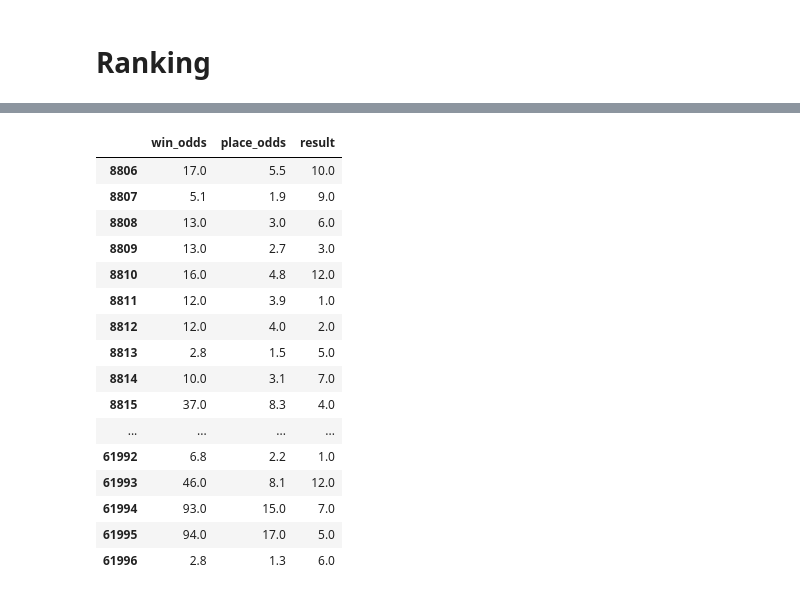
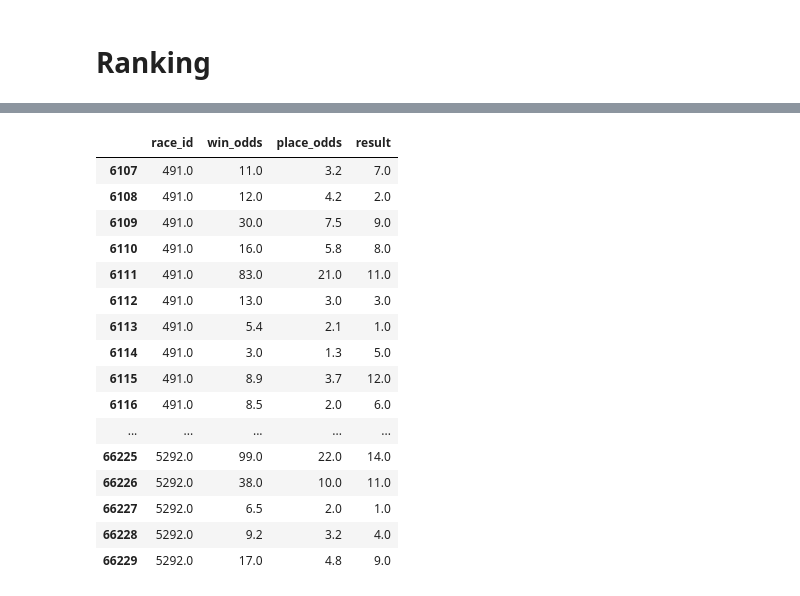
Before and after one commit to phamngochieu123456/HK_Race, a Jupyter notebook: HK_Race_2.ipynb, the cells around one changed output, grey strips where cells are left out. Saved outputs shown, nothing was run; the diff lists cells and outputs as text; code cells hidden in the pictures.

```diff
--- a/HK_Race_2.ipynb
+++ b/HK_Race_2.ipynb
@@ -222,7 +222,7 @@ model = xgb.XGBRanker(
     objective='rank:pairwise',
     random_state=42,
     learning_rate=0.1,
-    colsample_bytree=0.5,
+    colsample_bytree=0.8,
     eta=0.05,
     max_depth=6,
     n_estimators=200,
@@ -232,6 +232,6 @@ model = xgb.XGBRanker(
 model.fit(X_train, y_train,
           group=groups,
           verbose=True,
-          feature_weights=[1, 1, 1, 1, 1, 1, 5, 5, 1, 1, 1, 1, 1, 1])
+          feature_weights=[1, 1, 1, 1, 1, 1, 0.5, 0.5, 1, 1, 1, 1, 1, 1])
 # %% [output]
 XGBRanker(base_score=None, booster='gbtree', callbacks=None,
@@ -357,21 +357,21 @@ race_id
 dtype: object
 # %%
-data.iloc[np.where(data['race_id'].isin(wrong_idxs_test[false_idxs]) == True)[0]][['win_odds', 'place_odds', 'result']]
+data.iloc[np.where(data['race_id'].isin(wrong_idxs_test[false_idxs]) == True)[0]][['race_id', 'win_odds', 'place_odds', 'result']]
 # %% [output]
-|  | win_odds | place_odds | result |
-| 8806 | 17.0 | 5.5 | 10.0 |
-| 8807 | 5.1 | 1.9 | 9.0 |
-| 8808 | 13.0 | 3.0 | 6.0 |
-| 8809 | 13.0 | 2.7 | 3.0 |
-| 8810 | 16.0 | 4.8 | 12.0 |
-| 8811 | 12.0 | 3.9 | 1.0 |
-| 8812 | 12.0 | 4.0 | 2.0 |
-| 8813 | 2.8 | 1.5 | 5.0 |
-| 8814 | 10.0 | 3.1 | 7.0 |
-| 8815 | 37.0 | 8.3 | 4.0 |
-| ... | ... | ... | ... |
-| 61992 | 6.8 | 2.2 | 1.0 |
-| 61993 | 46.0 | 8.1 | 12.0 |
-| 61994 | 93.0 | 15.0 | 7.0 |
-| 61995 | 94.0 | 17.0 | 5.0 |
-| 61996 | 2.8 | 1.3 | 6.0 |
+|  | race_id | win_odds | place_odds | result |
+| 6107 | 491.0 | 11.0 | 3.2 | 7.0 |
+| 6108 | 491.0 | 12.0 | 4.2 | 2.0 |
+| 6109 | 491.0 | 30.0 | 7.5 | 9.0 |
+| 6110 | 491.0 | 16.0 | 5.8 | 8.0 |
+| 6111 | 491.0 | 83.0 | 21.0 | 11.0 |
+| 6112 | 491.0 | 13.0 | 3.0 | 3.0 |
+| 6113 | 491.0 | 5.4 | 2.1 | 1.0 |
+| 6114 | 491.0 | 3.0 | 1.3 | 5.0 |
+| 6115 | 491.0 | 8.9 | 3.7 | 12.0 |
+| 6116 | 491.0 | 8.5 | 2.0 | 6.0 |
+| ... | ... | ... | ... | ... |
+| 66225 | 5292.0 | 99.0 | 22.0 | 14.0 |
+| 66226 | 5292.0 | 38.0 | 10.0 | 11.0 |
+| 66227 | 5292.0 | 6.5 | 2.0 | 1.0 |
+| 66228 | 5292.0 | 9.2 | 3.2 | 4.0 |
+| 66229 | 5292.0 | 17.0 | 4.8 | 9.0 |
```
Also changed, not shown: parts of 8 cells of this notebook.
